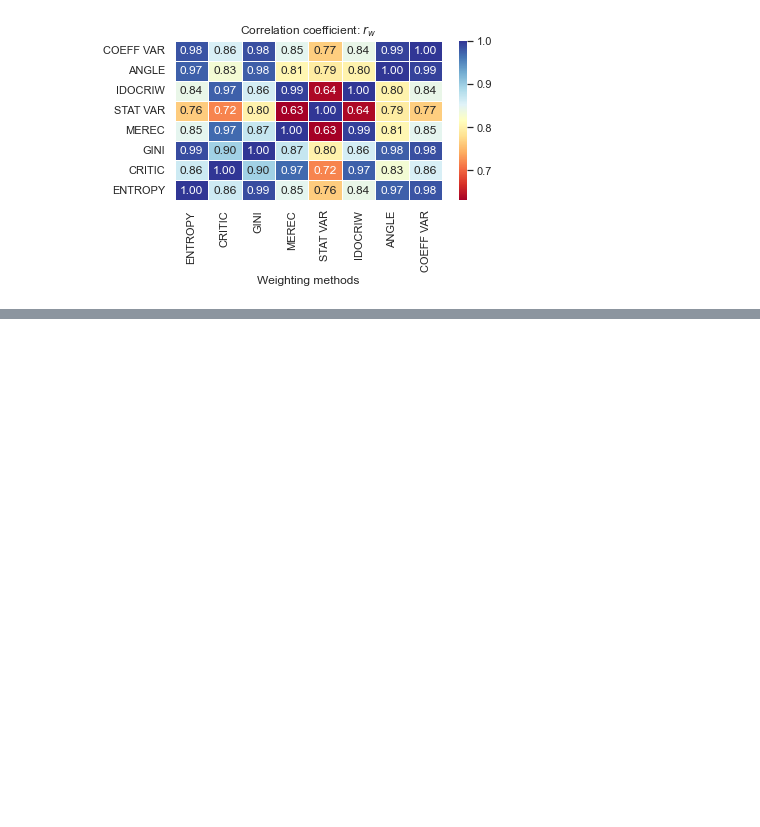
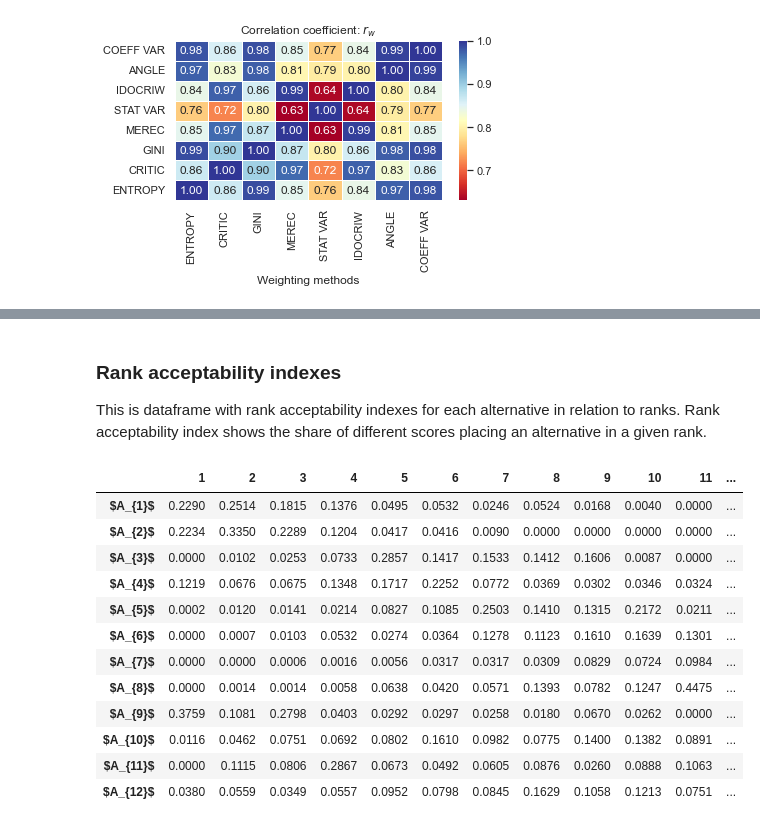
Before and after one commit to energyinpython/objective-weighting, a Jupyter notebook: docs/example.ipynb, the cells around one changed output, grey strips where cells are left out. Drawn from its saved outputs; the diff is of its cells as text; code cells hidden in the pictures; blank space fills up the shorter version.

```diff
--- a/docs/example.ipynb
+++ b/docs/example.ipynb
@@ -422,0 +480,19 @@ draw_heatmap(df_new_heatmap_rw, r'$r_w$')
+# %% [markdown]
+### Rank acceptability indexes
+This is dataframe with rank acceptability indexes for each alternative in relation to ranks. Rank acceptability index shows the share of different scores placing an alternative in a given rank.
+# %%
+acc_in_df
+# %% [output]
+|  | 1 | 2 | 3 | 4 | 5 | 6 | 7 | 8 | 9 | 10 | 11 | ... |
+| $A_{1}$ | 0.2290 | 0.2514 | 0.1815 | 0.1376 | 0.0495 | 0.0532 | 0.0246 | 0.0524 | 0.0168 | 0.0040 | 0.0000 | ... |
+| $A_{2}$ | 0.2234 | 0.3350 | 0.2289 | 0.1204 | 0.0417 | 0.0416 | 0.0090 | 0.0000 | 0.0000 | 0.0000 | 0.0000 | ... |
+| $A_{3}$ | 0.0000 | 0.0102 | 0.0253 | 0.0733 | 0.2857 | 0.1417 | 0.1533 | 0.1412 | 0.1606 | 0.0087 | 0.0000 | ... |
+| $A_{4}$ | 0.1219 | 0.0676 | 0.0675 | 0.1348 | 0.1717 | 0.2252 | 0.0772 | 0.0369 | 0.0302 | 0.0346 | 0.0324 | ... |
+| $A_{5}$ | 0.0002 | 0.0120 | 0.0141 | 0.0214 | 0.0827 | 0.1085 | 0.2503 | 0.1410 | 0.1315 | 0.2172 | 0.0211 | ... |
+| $A_{6}$ | 0.0000 | 0.0007 | 0.0103 | 0.0532 | 0.0274 | 0.0364 | 0.1278 | 0.1123 | 0.1610 | 0.1639 | 0.1301 | ... |
+| $A_{7}$ | 0.0000 | 0.0000 | 0.0006 | 0.0016 | 0.0056 | 0.0317 | 0.0317 | 0.0309 | 0.0829 | 0.0724 | 0.0984 | ... |
+| $A_{8}$ | 0.0000 | 0.0014 | 0.0014 | 0.0058 | 0.0638 | 0.0420 | 0.0571 | 0.1393 | 0.0782 | 0.1247 | 0.4475 | ... |
+| $A_{9}$ | 0.3759 | 0.1081 | 0.2798 | 0.0403 | 0.0292 | 0.0297 | 0.0258 | 0.0180 | 0.0670 | 0.0262 | 0.0000 | ... |
+| $A_{10}$ | 0.0116 | 0.0462 | 0.0751 | 0.0692 | 0.0802 | 0.1610 | 0.0982 | 0.0775 | 0.1400 | 0.1382 | 0.0891 | ... |
+| $A_{11}$ | 0.0000 | 0.1115 | 0.0806 | 0.2867 | 0.0673 | 0.0492 | 0.0605 | 0.0876 | 0.0260 | 0.0888 | 0.1063 | ... |
+| $A_{12}$ | 0.0380 | 0.0559 | 0.0349 | 0.0557 | 0.0952 | 0.0798 | 0.0845 | 0.1629 | 0.1058 | 0.1213 | 0.0751 | ... |
```
Also changed, not shown: parts of 18 cells of this notebook.
